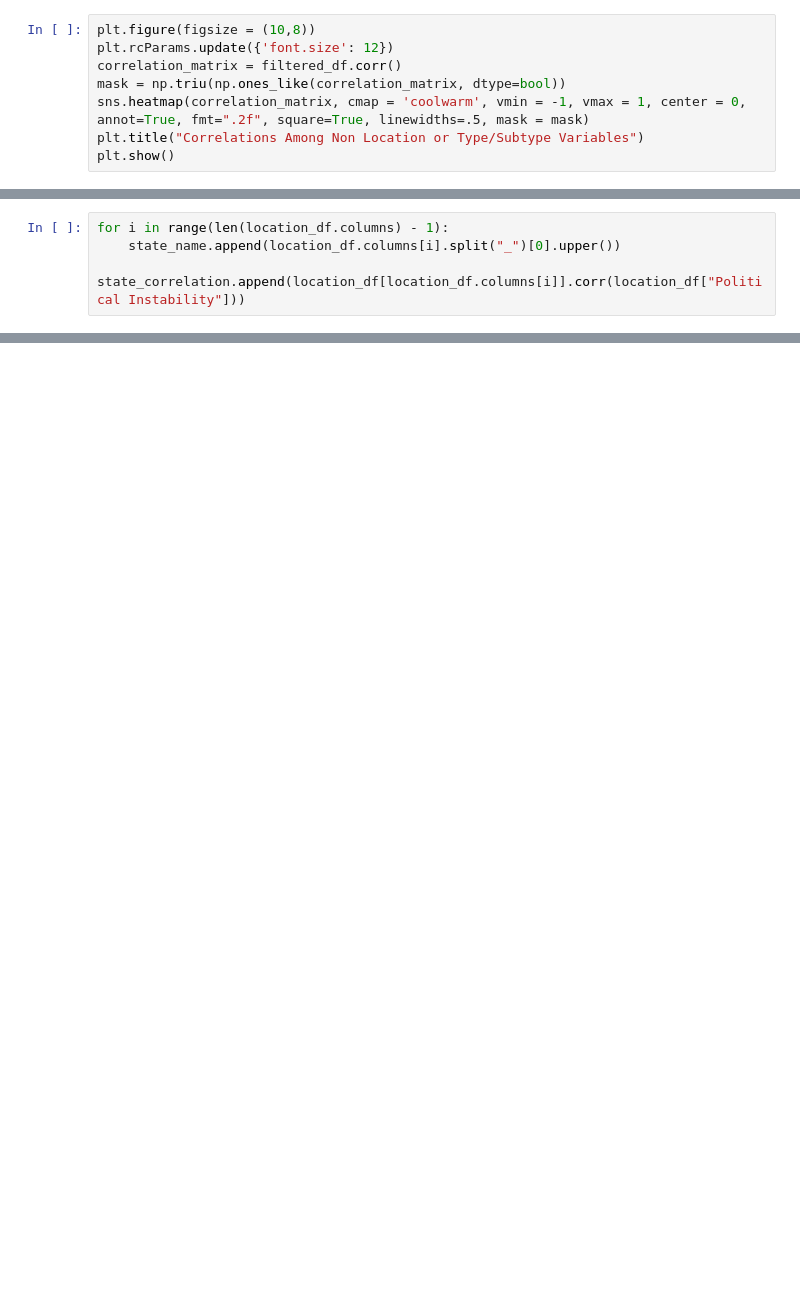
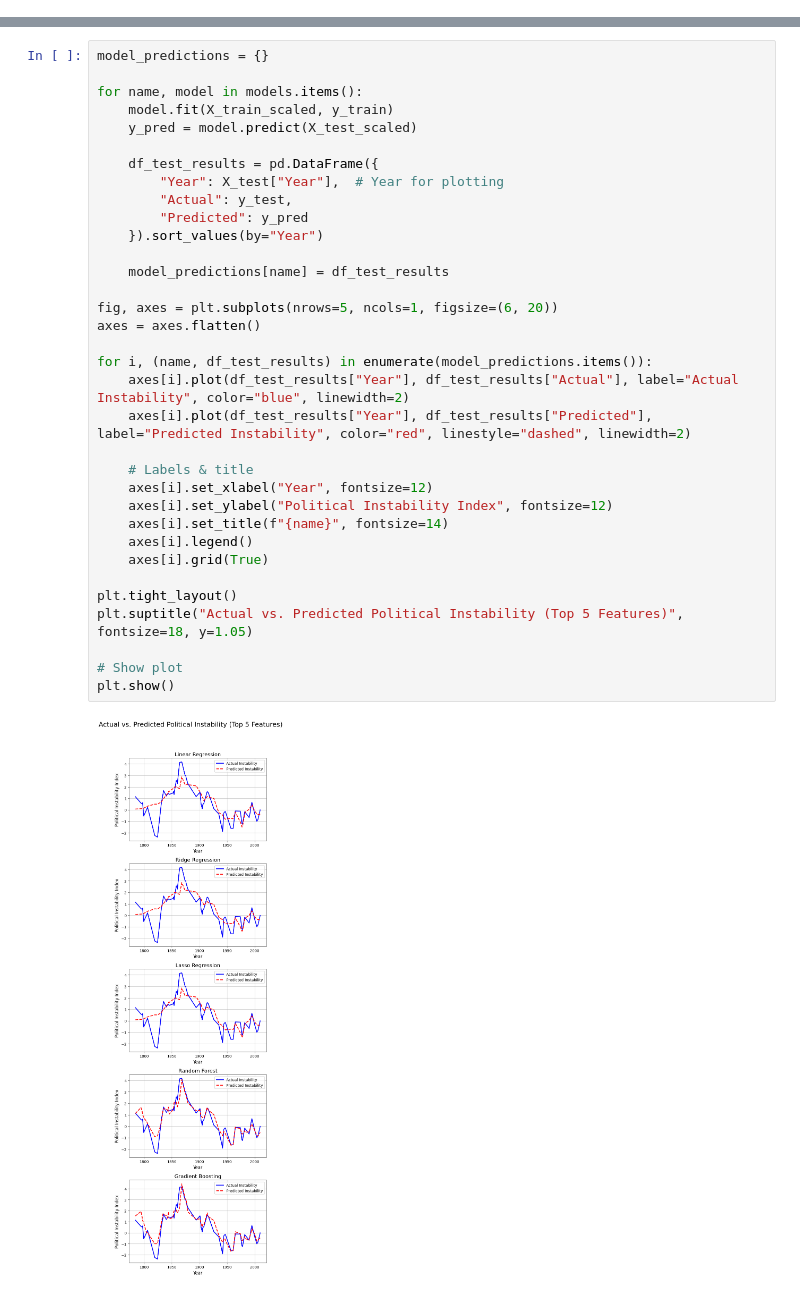
Before and after one commit to rukrainsky/DATA_221_project, a Jupyter notebook: Step3_Best_Regressor.ipynb, the cells around one changed output, grey strips where cells are left out. Cells and saved outputs as stored; diff of their text form; blank space fills up the shorter version.

```diff
--- a/Step3_Best_Regressor.ipynb
+++ b/Step3_Best_Regressor.ipynb
@@ -313,8 +95,0 @@ filtered_df
-# %%
-plt.figure(figsize = (10,8))
-plt.rcParams.update({'font.size': 12})
-correlation_matrix = filtered_df.corr()
-mask = np.triu(np.ones_like(correlation_matrix, dtype=bool))
-sns.heatmap(correlation_matrix, cmap = 'coolwarm', vmin = -1, vmax = 1, center = 0, annot=True, fmt=".2f", square=True, linewidths=.5, mask = mask)
-plt.title("Correlations Among Non Location or Type/Subtype Variables")
-plt.show()
@@ -356,4 +95,0 @@ state_name = []
-# %%
-for i in range(len(location_df.columns) - 1):
-    state_name.append(location_df.columns[i].split("_")[0].upper())
-    state_correlation.append(location_df[location_df.columns[i]].corr(location_df["Political Instability"]))
@@ -452,0 +101,36 @@ state_corr_chart
+# %%
+model_predictions = {}
+
+for name, model in models.items():
+    model.fit(X_train_scaled, y_train)
+    y_pred = model.predict(X_test_scaled)
+
+    df_test_results = pd.DataFrame({
+        "Year": X_test["Year"],  # Year for plotting
+        "Actual": y_test,
+        "Predicted": y_pred
+    }).sort_values(by="Year")
+
+    model_predictions[name] = df_test_results
+
+fig, axes = plt.subplots(nrows=5, ncols=1, figsize=(6, 20))
+axes = axes.flatten()
+
+for i, (name, df_test_results) in enumerate(model_predictions.items()):
+    axes[i].plot(df_test_results["Year"], df_test_results["Actual"], label="Actual Instability", color="blue", linewidth=2)
+    axes[i].plot(df_test_results["Year"], df_test_results["Predicted"], label="Predicted Instability", color="red", linestyle="dashed", linewidth=2)
+
+    # Labels & title
+    axes[i].set_xlabel("Year", fontsize=12)
+    axes[i].set_ylabel("Political Instability Index", fontsize=12)
+    axes[i].set_title(f"{name}", fontsize=14)
+    axes[i].legend()
+    axes[i].grid(True)
+
+plt.tight_layout()
+plt.suptitle("Actual vs. Predicted Political Instability (Top 5 Features)", fontsize=18, y=1.05)
+
+# Show plot
+plt.show()
+# %% [output]
+[figure, added]
```
Also changed, not shown: parts of 47 cells of this notebook.
